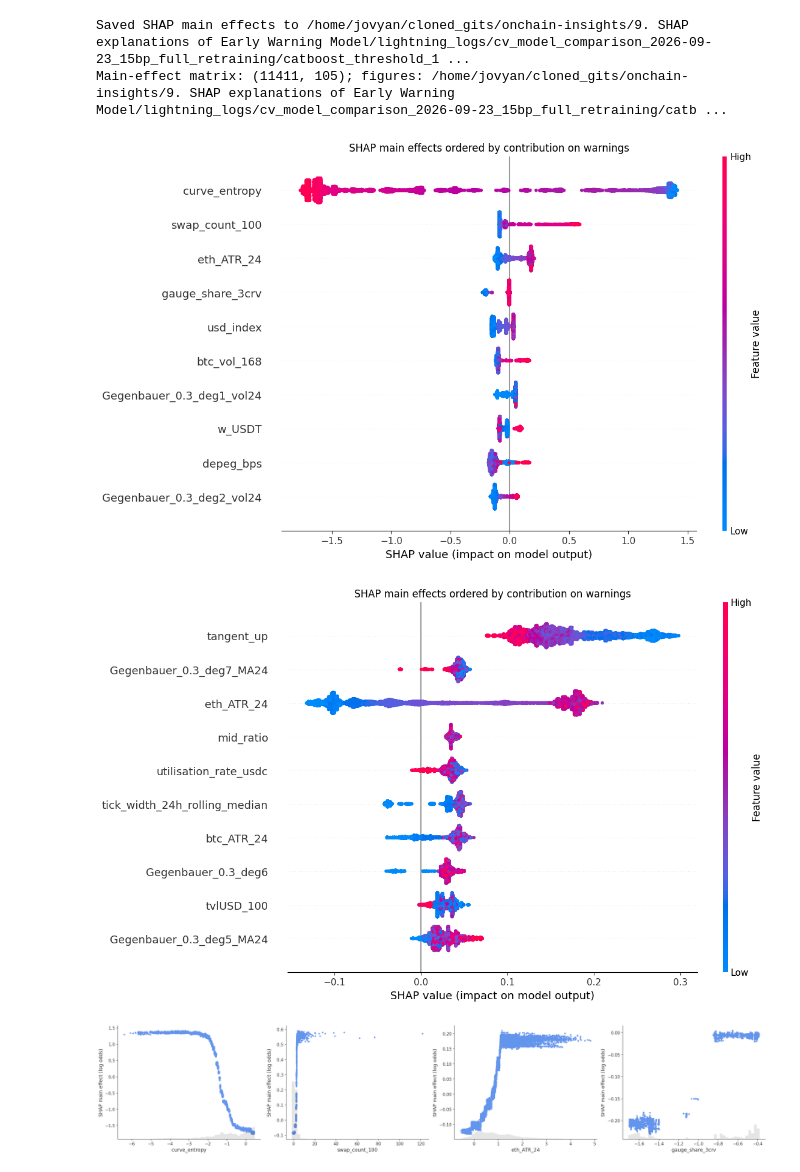
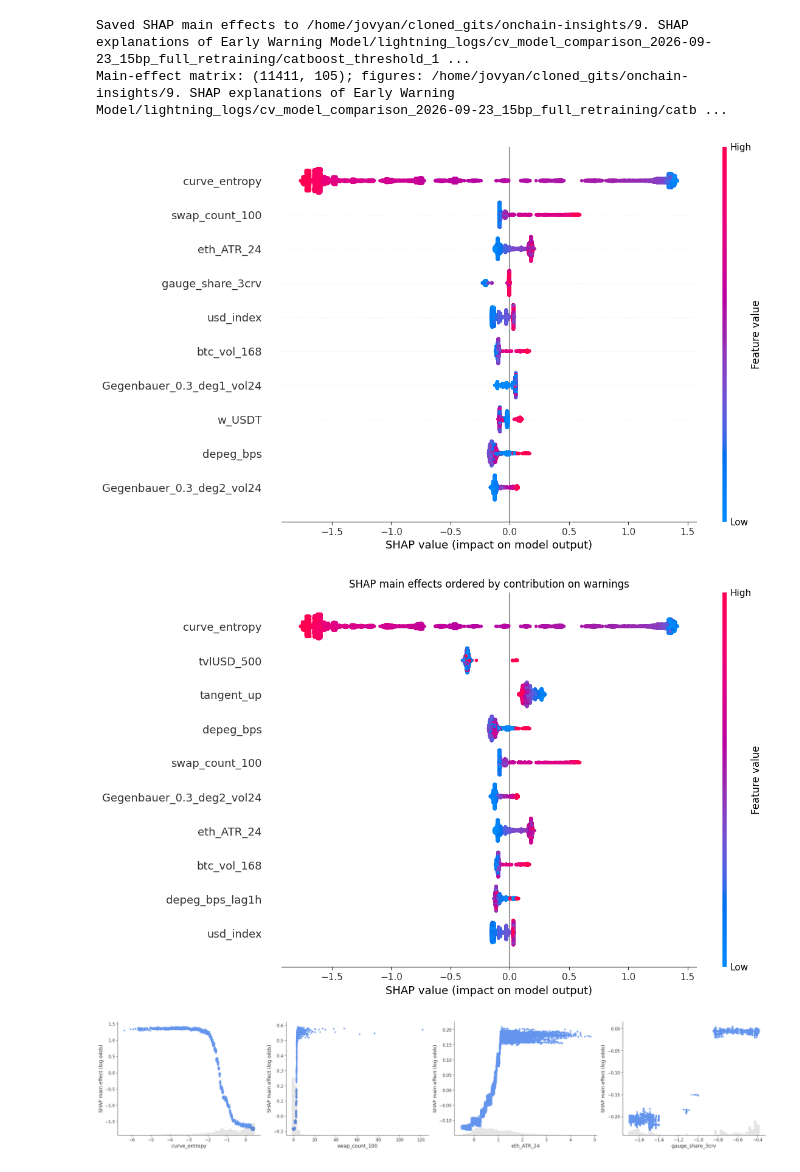
Before and after one commit to QuantLet/onchain-insights, a Jupyter notebook: 9. SHAP explanations of Early Warning Model/SHAP_details.ipynb, the cells around one changed output. Cells and saved outputs as stored; diff of their text form; code cells hidden in the pictures.

```diff
--- a/9. SHAP explanations of Early Warning Model/SHAP_details.ipynb
+++ b/9. SHAP explanations of Early Warning Model/SHAP_details.ipynb
@@ -261,14 +261,13 @@ Saved SHAP main effects to /home/jovyan/cloned_gits/onchain-insights/9. SHAP exp
 Main-effect matrix: (11411, 105); figures: /home/jovyan/cloned_gits/onchain-insights/9. SHAP explanations of Early Warning Model/lightning_logs/cv_model_comparison_2026-09-23_15bp_full_retraining/catb ...
 # %%
 shap.plots.beeswarm(sv_main, max_display=10, group_remaining_features=False, order=np.argsort(sv_main.values.std(axis=0))[::-1], plot_size=(11,8), show=False)
-plt.title("SHAP main effects ordered by contribution on warnings")
 plt.savefig("shap_beeswarm.png", dpi=300, bbox_inches="tight", transparent=True)
 # %% [output]
-[figure, old version]
+[figure, new version]
 # %%
-positive_order = np.argsort(sv_main.values.mean(axis=0))[::-1]
+positive_order = np.argsort(np.abs(sv_main.values).mean(axis=0))[::-1]
 shap.plots.beeswarm(sv_main, max_display=10, group_remaining_features=False, order=positive_order, plot_size=(11,8), show=False)
 plt.title("SHAP main effects ordered by contribution on warnings")
 plt.savefig("shap_beeswarm_net_positive.png", dpi=300, bbox_inches="tight", transparent=True)
 # %% [output]
-[figure, old version]
+[figure, new version]
```
Also changed, not shown: parts of 1 cell of this notebook.
